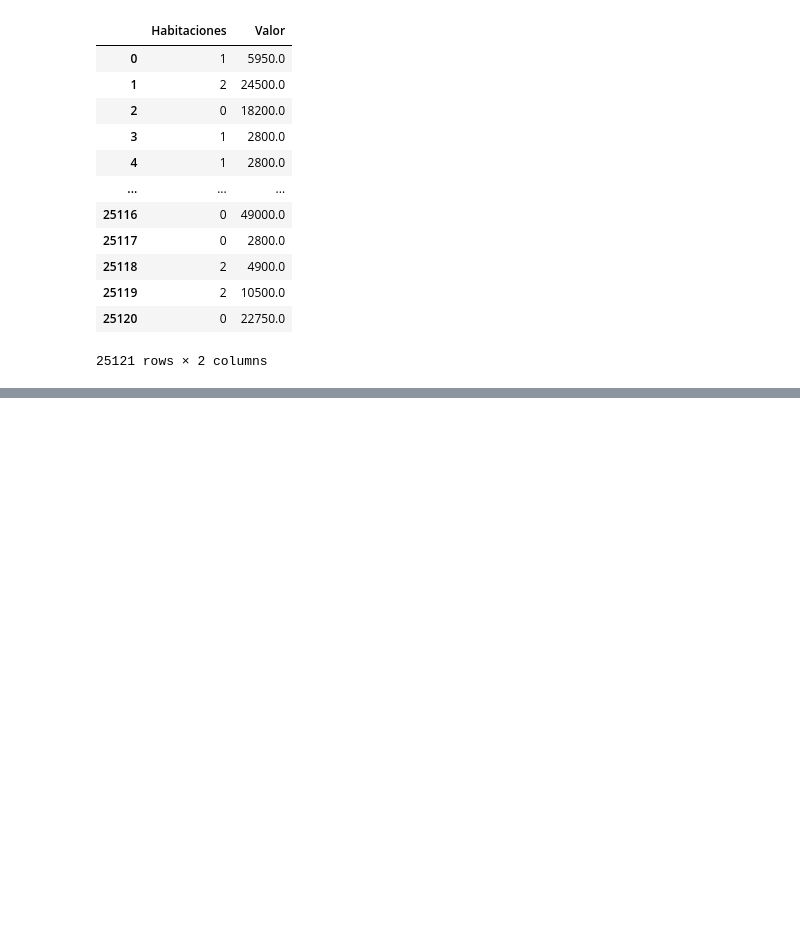
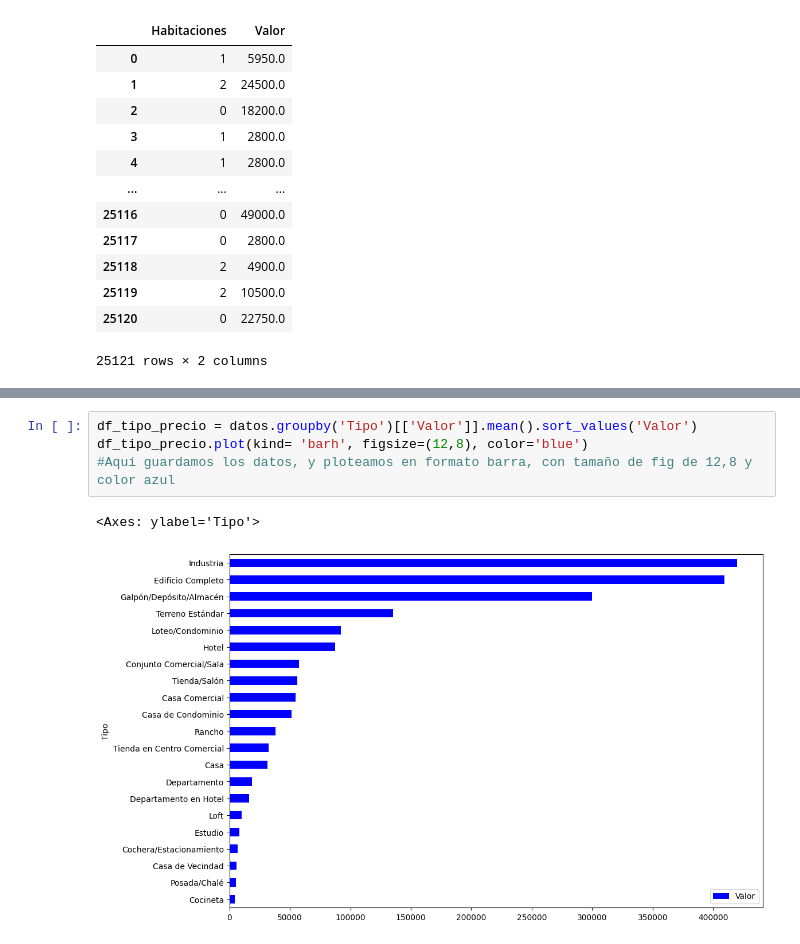
Before and after one commit to cataiap/Portafolio, a Jupyter notebook: inmuebles_cdmx.ipynb, the cells around one changed output, grey strips where cells are left out. Cells and saved outputs as stored; diff of their text form; blank space fills up the shorter version.

```diff
--- a/inmuebles_cdmx.ipynb
+++ b/inmuebles_cdmx.ipynb
@@ -193,0 +279,7 @@ datos[['Habitaciones', 'Valor']]
+# %%
+df_tipo_precio = datos.groupby('Tipo')[['Valor']].mean().sort_values('Valor')
+df_tipo_precio.plot(kind= 'barh', figsize=(12,8), color='blue')
+#Aquí guardamos los datos, y ploteamos en formato barra, con tamaño de fig de 12,8 y color azul
+# %% [output]
+<Axes: ylabel='Tipo'>
+[figure, added]
```
Also changed, not shown: parts of 32 cells of this notebook.
